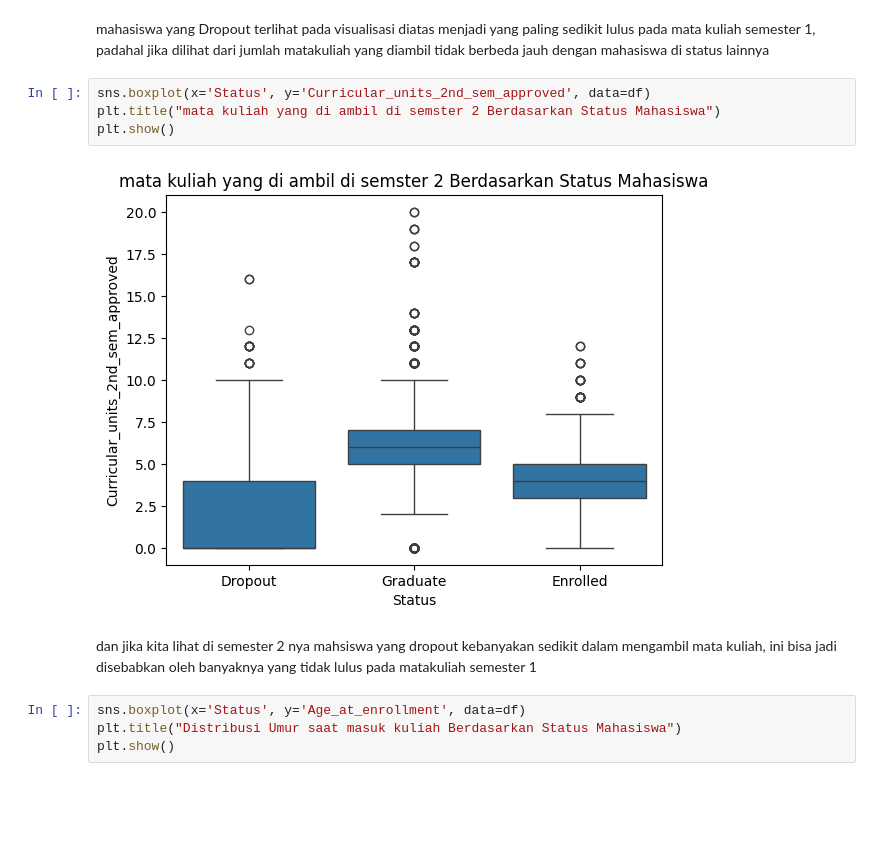
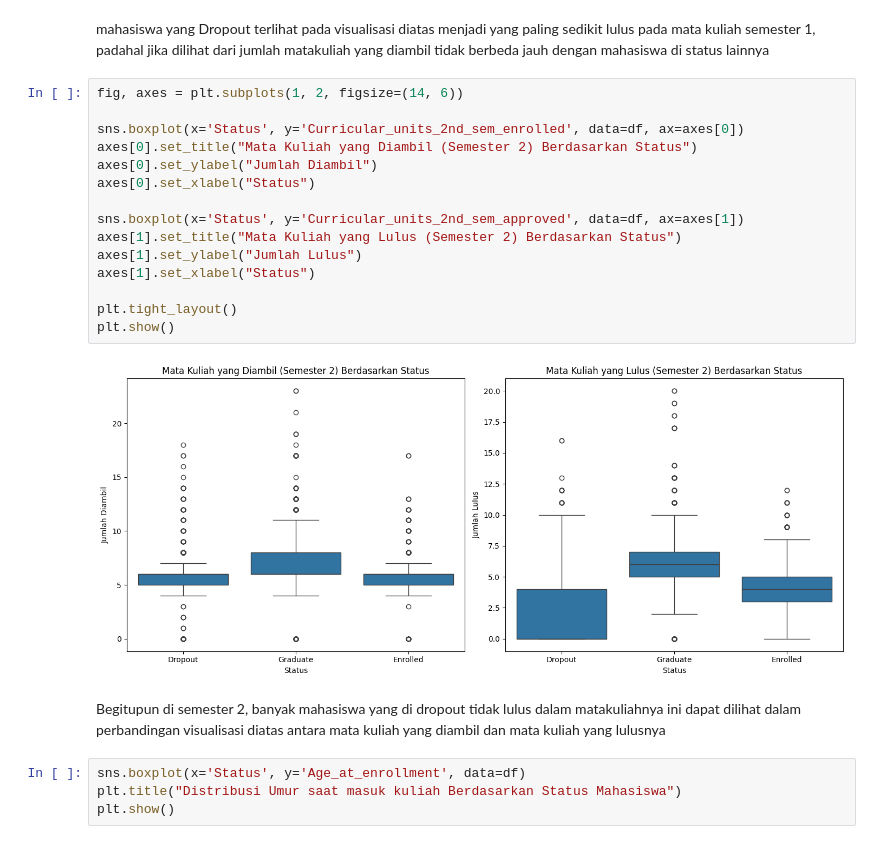
Before and after one commit to DhavaAdePratama/Students_Performance, a Jupyter notebook: Proyek_DS_2.ipynb, the cells around one changed output. Saved outputs shown, nothing was run; the diff lists cells and outputs as text; blank space fills up the shorter version.

```diff
--- a/Proyek_DS_2.ipynb
+++ b/Proyek_DS_2.ipynb
@@ -257,14 +257,25 @@ plt.show()
 [figure]
 # %% [markdown]
 mahasiswa yang Dropout terlihat pada visualisasi diatas menjadi yang paling sedikit lulus pada mata kuliah semester 1, padahal jika dilihat dari jumlah matakuliah yang diambil tidak berbeda jauh dengan mahasiswa di status lainnya
-# %%
-sns.boxplot(x='Status', y='Curricular_units_2nd_sem_approved', data=df)
-plt.title("mata kuliah yang di ambil di semster 2 Berdasarkan Status Mahasiswa")
-plt.show()
-# %% [output]
-[figure, removed]
-# %% [markdown]
-dan jika kita lihat di semester 2 nya mahsiswa yang dropout kebanyakan sedikit dalam mengambil mata kuliah, ini bisa jadi disebabkan oleh banyaknya yang tidak lulus pada matakuliah semester 1
+# %%
+fig, axes = plt.subplots(1, 2, figsize=(14, 6))
+
+sns.boxplot(x='Status', y='Curricular_units_2nd_sem_enrolled', data=df, ax=axes[0])
+axes[0].set_title("Mata Kuliah yang Diambil (Semester 2) Berdasarkan Status")
+axes[0].set_ylabel("Jumlah Diambil")
+axes[0].set_xlabel("Status")
+
+sns.boxplot(x='Status', y='Curricular_units_2nd_sem_approved', data=df, ax=axes[1])
+axes[1].set_title("Mata Kuliah yang Lulus (Semester 2) Berdasarkan Status")
+axes[1].set_ylabel("Jumlah Lulus")
+axes[1].set_xlabel("Status")
+
+plt.tight_layout()
+plt.show()
+# %% [output]
+[figure, added]
+# %% [markdown]
+Begitupun di semester 2, banyak mahasiswa yang di dropout tidak lulus dalam matakuliahnya ini dapat dilihat dalam perbandingan visualisasi diatas antara mata kuliah yang diambil dan mata kuliah yang lulusnya
 # %%
 sns.boxplot(x='Status', y='Age_at_enrollment', data=df)
 plt.title("Distribusi Umur saat masuk kuliah Berdasarkan Status Mahasiswa")
```
Also changed, not shown: parts of 4 cells of this notebook.
